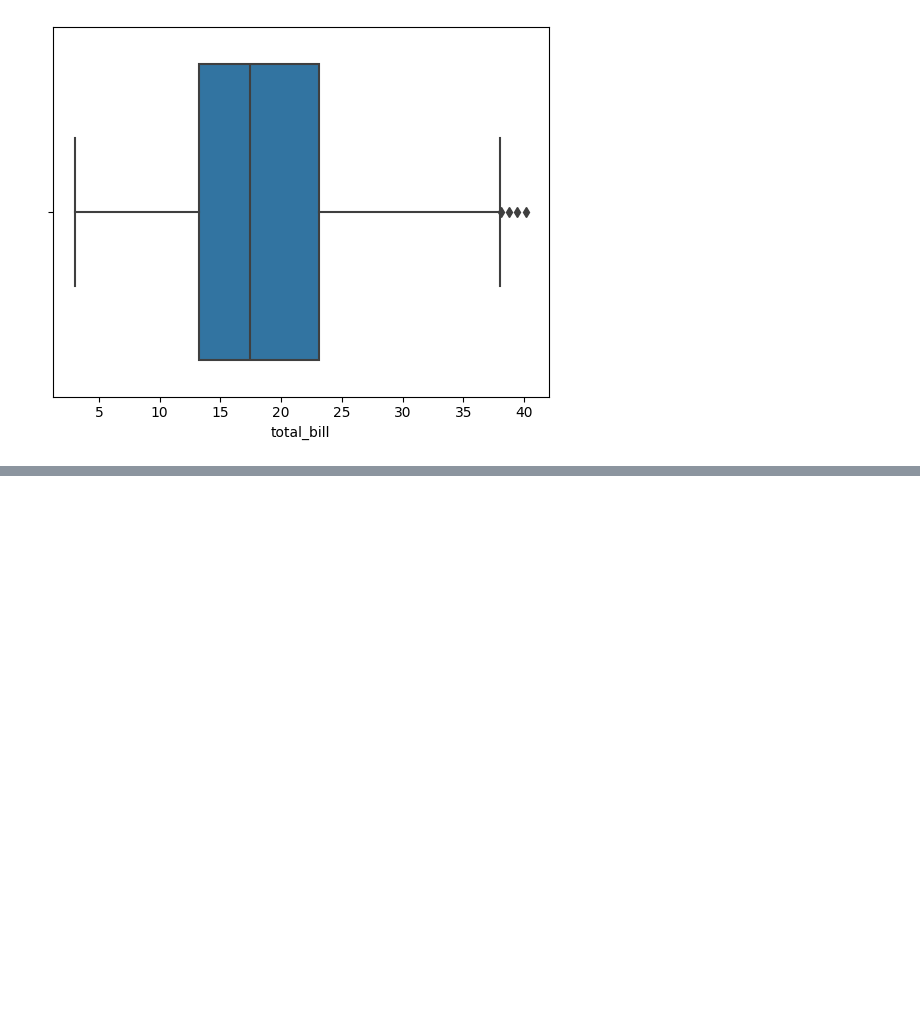
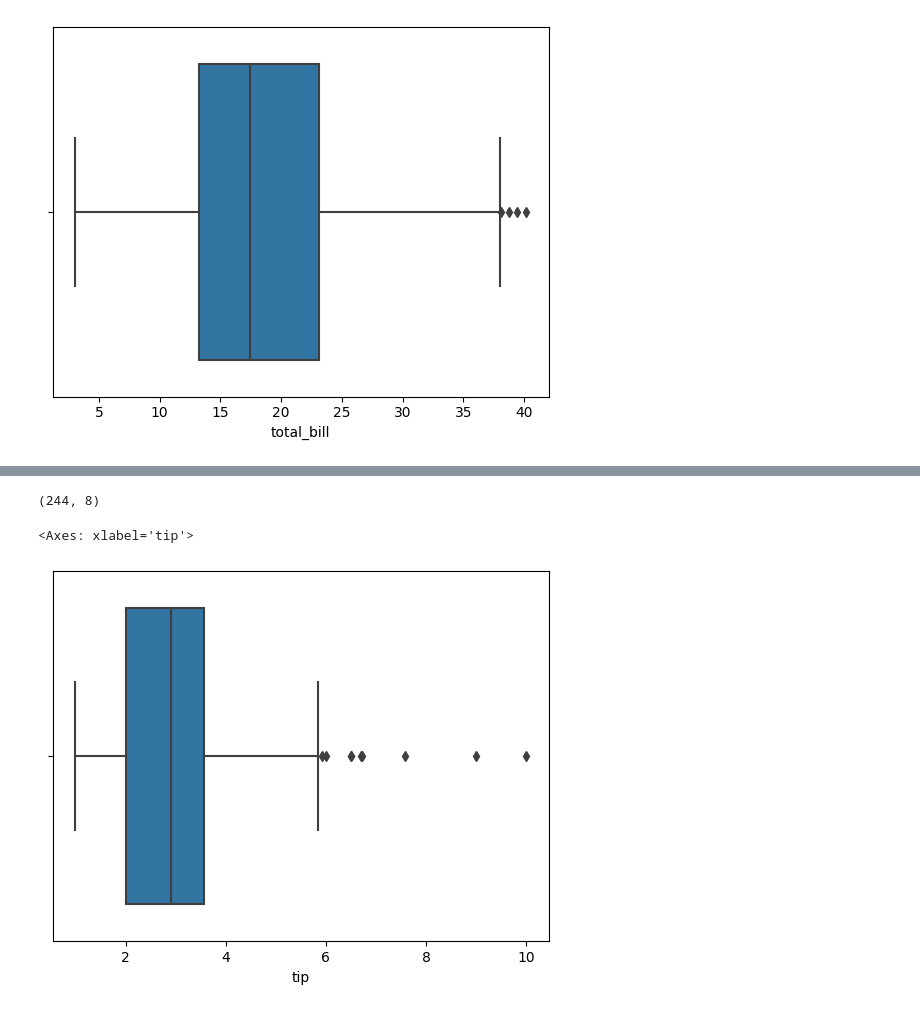
Before and after one commit to azaz9026/Machine_learning, a Jupyter notebook: Handling Outliers/outlier.ipynb, the cells around one changed output, grey strips where cells are left out. Cells and saved outputs as stored; diff of their text form; code cells hidden in the pictures; blank space fills up the shorter version.

```diff
--- a/Handling Outliers/outlier.ipynb
+++ b/Handling Outliers/outlier.ipynb
@@ -198,0 +324,9 @@ sns.boxplot(x='total_bill' , data = s)
+# %%
+df.shape
+# %% [output]
+(244, 8)
+# %%
+sns.boxplot(x='tip' , data=df)
+# %% [output]
+<Axes: xlabel='tip'>
+[figure, added]
```
Also changed, not shown: parts of 20 cells of this notebook.
